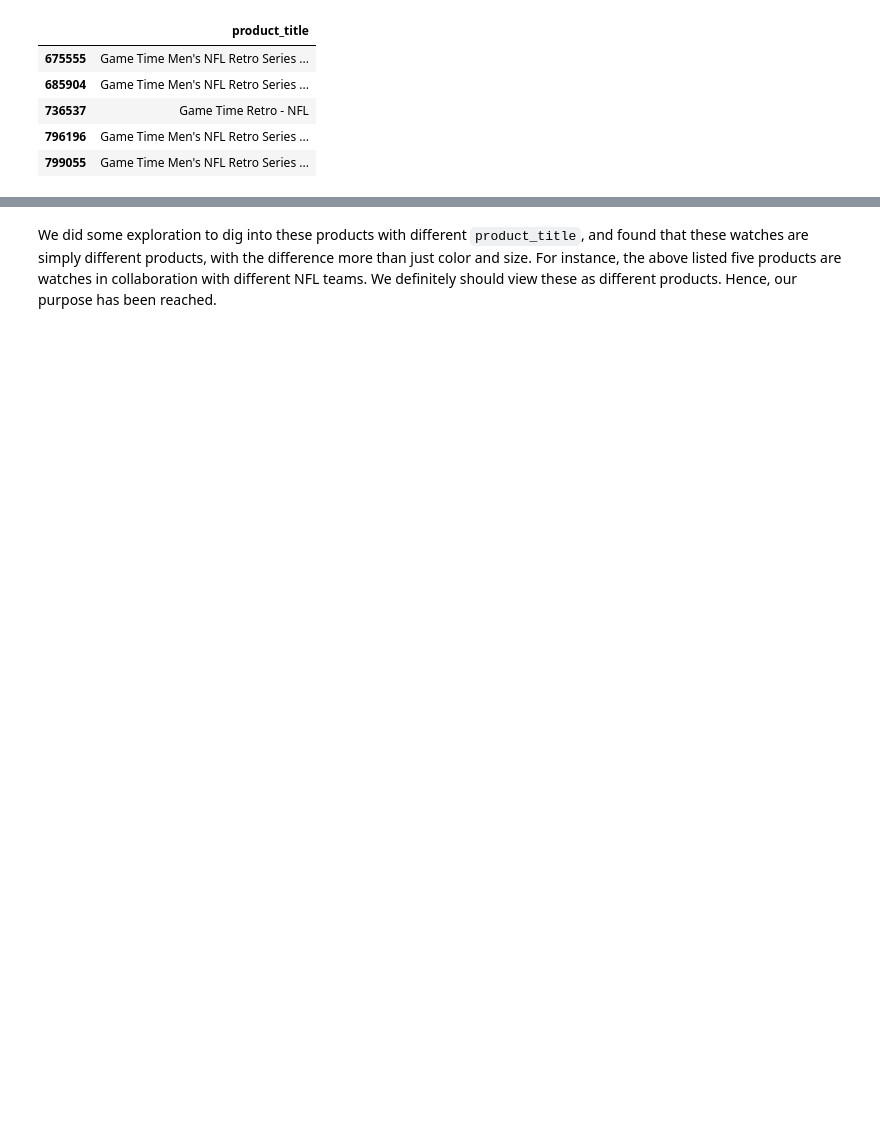
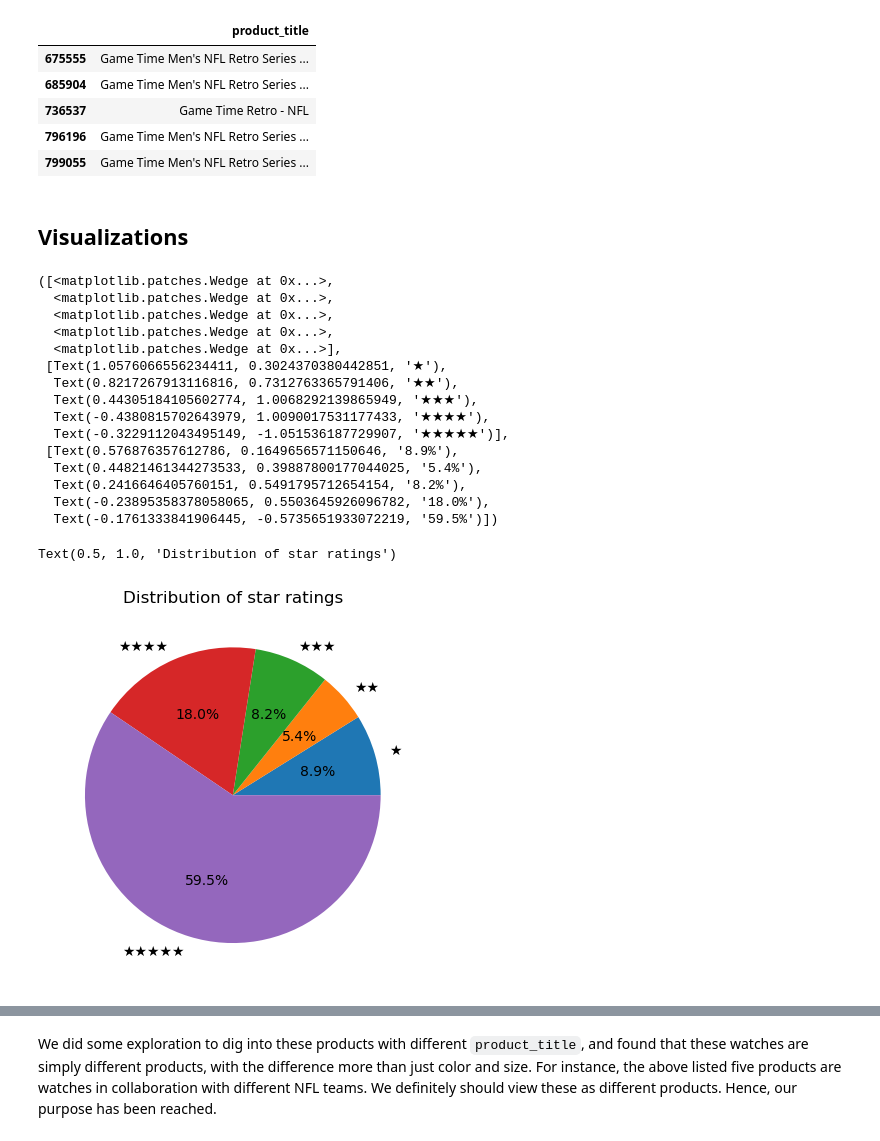
Before and after one commit to CoreyJiang63/Datamining-Recommendation-System, a Jupyter notebook: Preprocessing.ipynb, the cells around one changed output, grey strips where cells are left out. Drawn from its saved outputs; the diff is of its cells as text; code cells hidden in the pictures; blank space fills up the shorter version.

```diff
--- a/Preprocessing.ipynb
+++ b/Preprocessing.ipynb
@@ -183,3 +261,31 @@ reviews[reviews.product_parent == idx][['product_title']].drop_duplicates().head
 | 736537 | Game Time Retro - NFL |
 | 796196 | Game Time Men's NFL Retro Series ... |
 | 799055 | Game Time Men's NFL Retro Series ... |
+# %% [markdown]
+## Visualizations
+# %%
+ratings = reviews.star_rating.value_counts().to_frame()
+ratings = ratings.sort_index()
+normalized_rating = ratings.star_rating/ratings.star_rating.sum(axis=0)
+labels = ["★", "★★", "★★★", "★★★★", "★★★★★"]
+plt.pie(normalized_rating, autopct='%.1f%%', labels=labels)
+plt.title("Distribution of star ratings")
+plt.show()
+# %% [output]
+([<matplotlib.patches.Wedge at 0x...>,
+  <matplotlib.patches.Wedge at 0x...>,
+  <matplotlib.patches.Wedge at 0x...>,
+  <matplotlib.patches.Wedge at 0x...>,
+  <matplotlib.patches.Wedge at 0x...>],
+ [Text(1.0576066556234411, 0.3024370380442851, '★'),
+  Text(0.8217267913116816, 0.7312763365791406, '★★'),
+  Text(0.44305184105602774, 1.0068292139865949, '★★★'),
+  Text(-0.4380815702643979, 1.0090017531177433, '★★★★'),
+  Text(-0.3229112043495149, -1.051536187729907, '★★★★★')],
+ [Text(0.576876357612786, 0.1649656571150646, '8.9%'),
+  Text(0.44821461344273533, 0.39887800177044025, '5.4%'),
+  Text(0.2416646405760151, 0.5491795712654154, '8.2%'),
+  Text(-0.23895358378058065, 0.5503645926096782, '18.0%'),
+  Text(-0.1761333841906445, -0.5735651933072219, '59.5%')])
+Text(0.5, 1.0, 'Distribution of star ratings')
+[figure, added]
```
Also changed, not shown: parts of 4 cells of this notebook.
